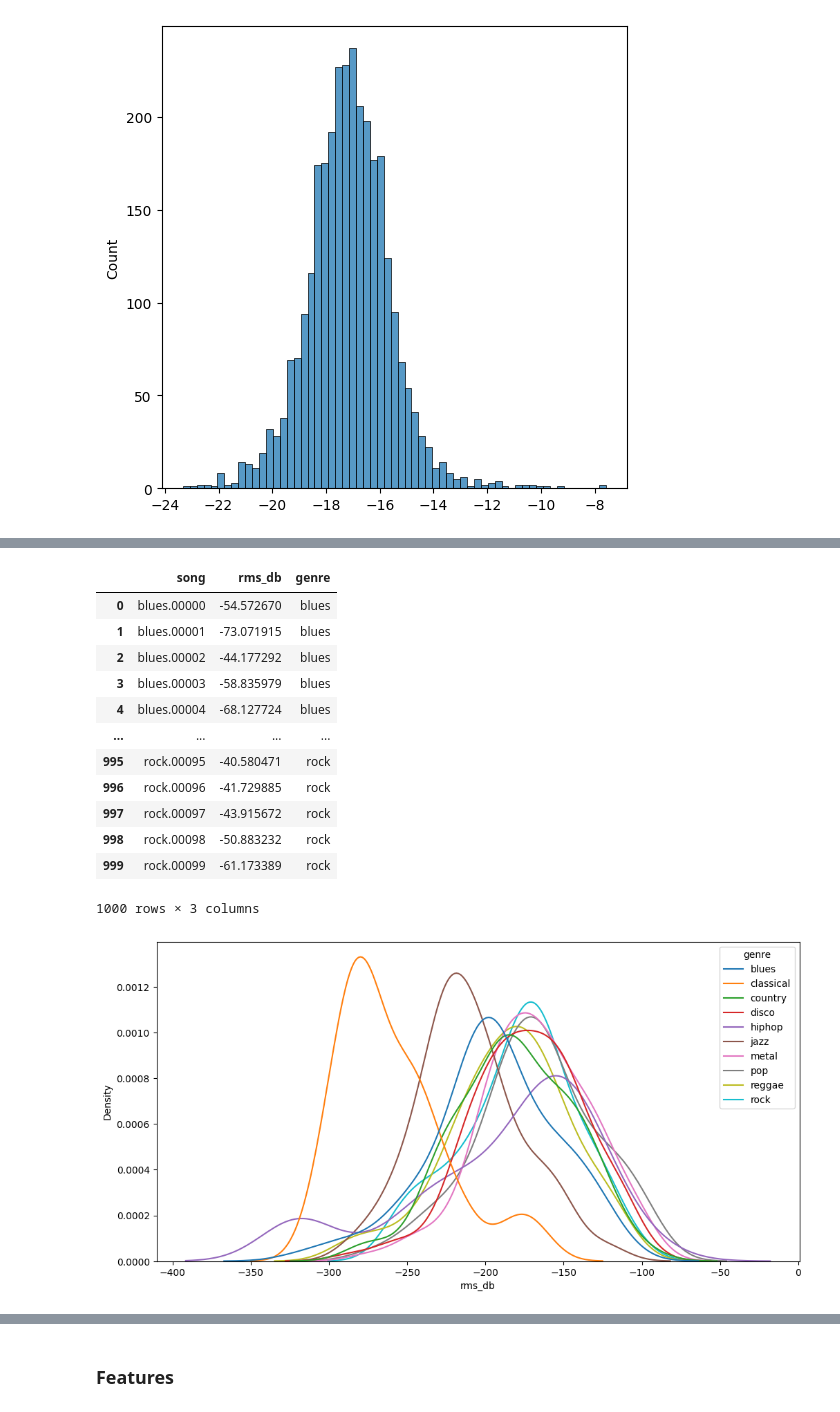
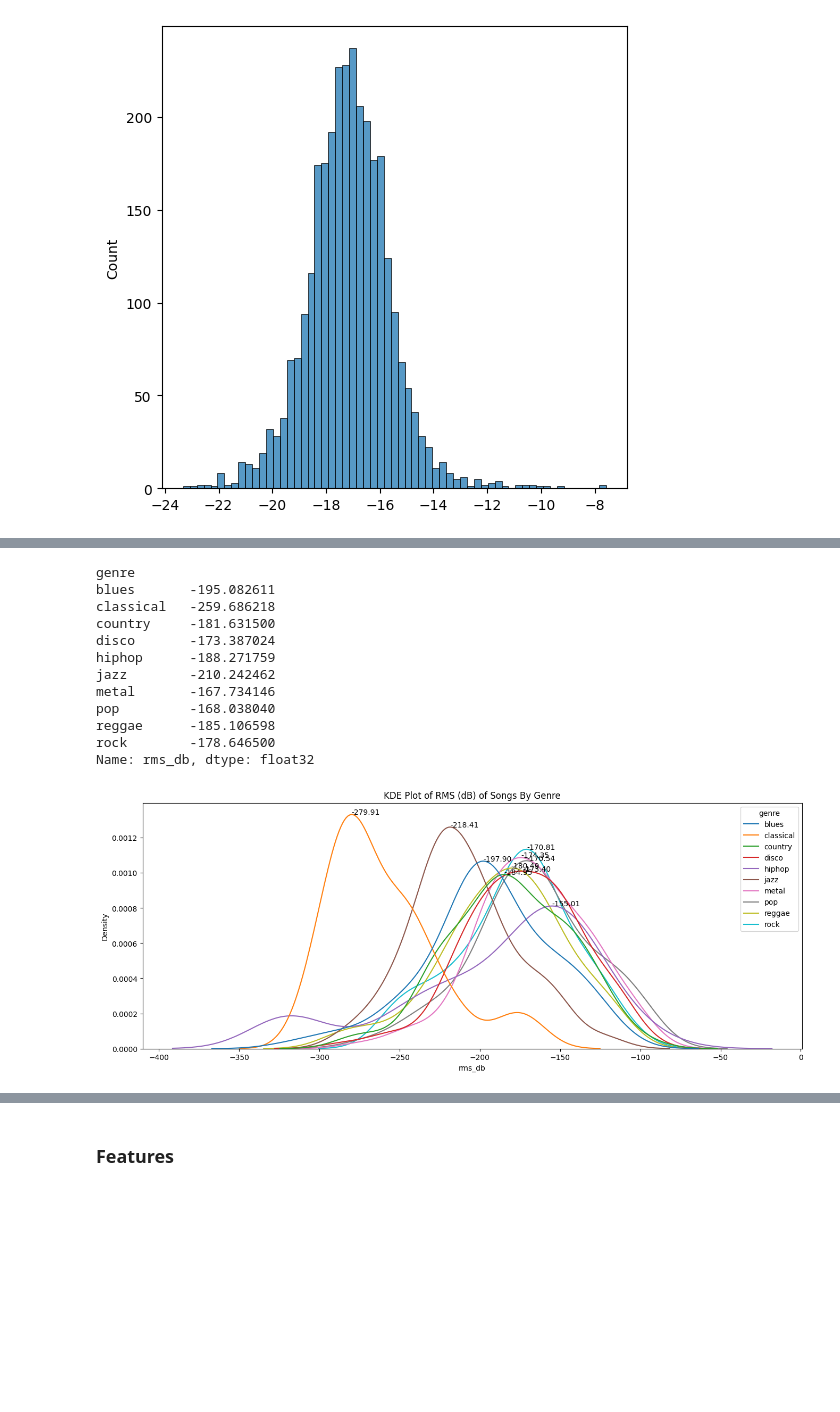
Before and after one commit to 24f2008014/dl-genai-project-26-t1, a Jupyter notebook: notebooks/eda.ipynb, the cells around one changed output, grey strips where cells are left out. Cells and saved outputs as stored; diff of their text form; code cells hidden in the pictures; blank space fills up the shorter version.

Commit message:
Work on EDA - RMS by genre/stem, t-SNE changes, add breakdowns

```diff
--- a/notebooks/eda.ipynb
+++ b/notebooks/eda.ipynb
@@ -62,7 +65,3 @@ Breaking down genres further:
-# %%
-songs_by_genre = dict()
-for g in genres:
-    songs_by_genre[g.name] = sorted([str(d) for d in (Path(config.STEMS_DIR)/g.name).iterdir()])
 # %%
 for g in genres:
     dirs = sorted([p for p in g.iterdir() if p.is_dir()])
@@ -224,25 +254,29 @@ df_stems
-# %%
-df_songs = df_stems.groupby(by=["song"], as_index=False)["rms_db"].agg(np.mean)
-df_songs["genre"] = df_songs["song"].apply(lambda x: str.split(x, ".")[0])
-df_songs
-# %% [output]
-|  | song | rms_db | genre |
-| 0 | blues.00000 | -54.572670 | blues |
-| 1 | blues.00001 | -73.071915 | blues |
-| 2 | blues.00002 | -44.177292 | blues |
-| 3 | blues.00003 | -58.835979 | blues |
-| 4 | blues.00004 | -68.127724 | blues |
-| ... | ... | ... | ... |
-| 995 | rock.00095 | -40.580471 | rock |
-| 996 | rock.00096 | -41.729885 | rock |
-| 997 | rock.00097 | -43.915672 | rock |
-| 998 | rock.00098 | -50.883232 | rock |
-| 999 | rock.00099 | -61.173389 | rock |
-1000 rows × 3 columns
+# %%
+bbb = df_stems.groupby(by=["genre", "song"], as_index=False)["rms_db"].agg(np.sum)
+bbb.groupby("genre")["rms_db"].agg(np.mean)
+# %% [output]
+genre
+blues       -195.082611
+classical   -259.686218
+country     -181.631500
+disco       -173.387024
+hiphop      -188.271759
+jazz        -210.242462
+metal       -167.734146
+pop         -168.038040
+reggae      -185.106598
+rock        -178.646500
+Name: rms_db, dtype: float32
 # %%
 bleh = df_stems.groupby(by=["genre", "song"], as_index=False)["rms_db"].agg(np.sum)
-plt.figure(figsize=(12,6))
-sns.kdeplot(bleh, x="rms_db", hue="genre")
+plt.figure(figsize=(16,6))
+ax = sns.kdeplot(bleh, x="rms_db", hue="genre")
+for line in ax.lines:
+    x_data, y_data = line.get_data()
+    mode_x = x_data[np.argmax(y_data)]
+    mode_y = y_data[np.argmax(y_data)]
+    ax.annotate(f"{mode_x:.2f}", xy=(mode_x, mode_y))
+plt.title("KDE Plot of RMS (dB) of Songs by Genre")
 plt.show()
 # %% [output]
-[figure, old version]
+[figure, new version]
```
Also changed, not shown: parts of 37 cells of this notebook.
